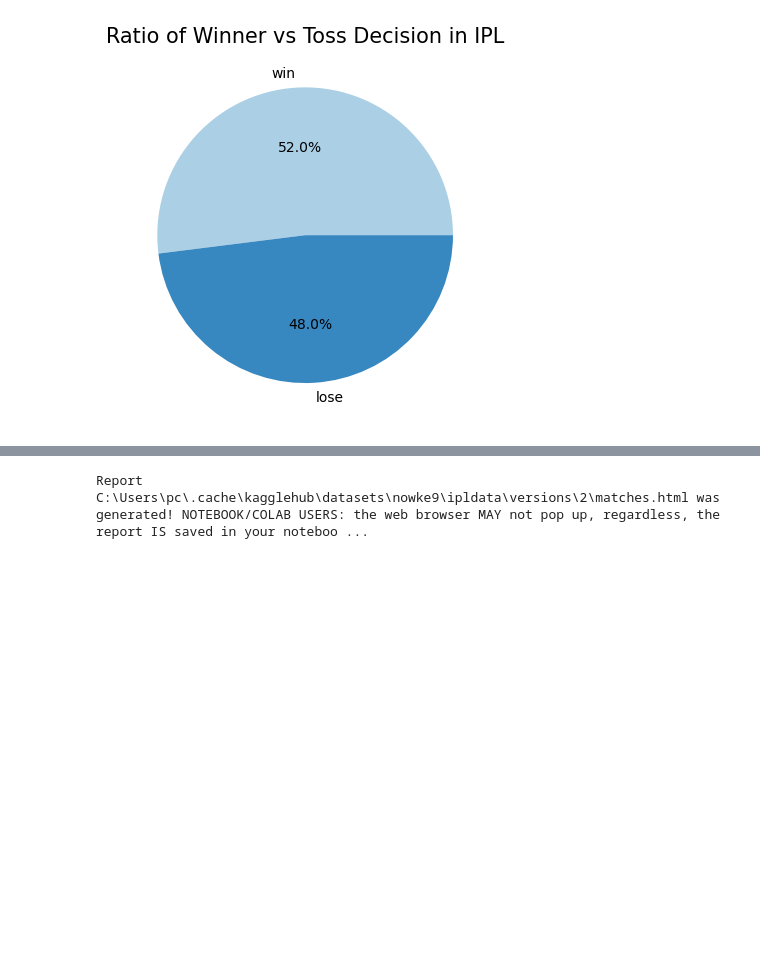
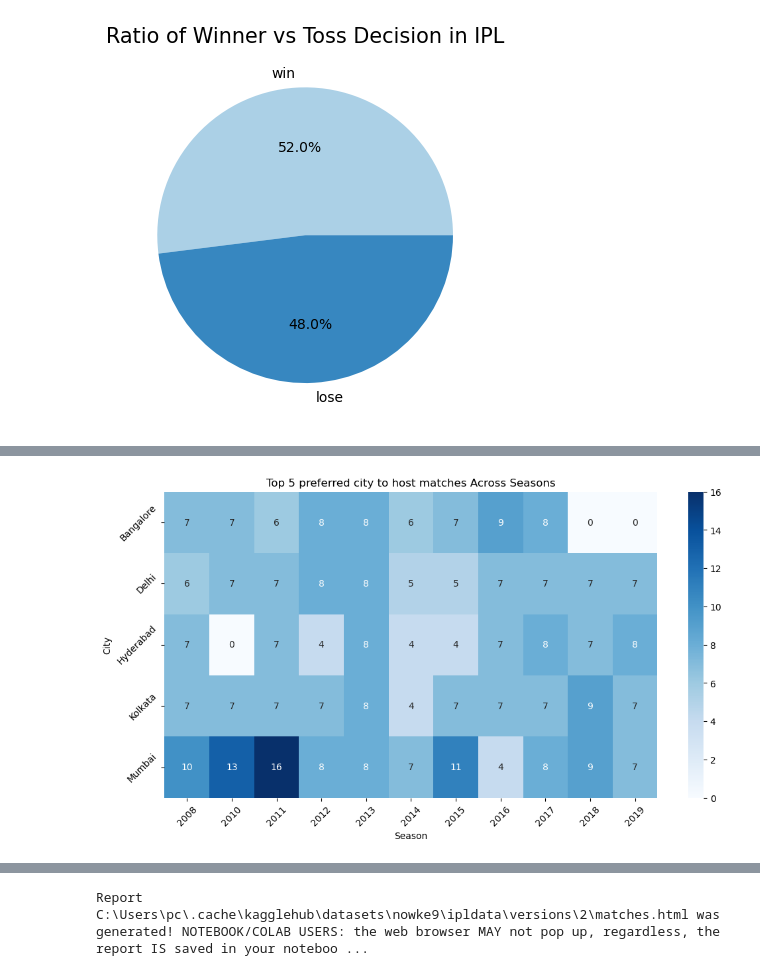
Before and after one commit to ihsazal/EDGE, a Jupyter notebook: IPL 2009-2018 data visualization.ipynb, the cells around one changed output, grey strips where cells are left out. Saved outputs shown, nothing was run; the diff lists cells and outputs as text; code cells hidden in the pictures; blank space fills up the shorter version.

```diff
--- a/IPL 2009-2018 data visualization.ipynb
+++ b/IPL 2009-2018 data visualization.ipynb
@@ -250,0 +263,23 @@ Name: count, dtype: int64
+# %%
+#Showing the top 5 preferred cities to host most matches
+top_5_teams = df['city'].value_counts().head(5).index
+import seaborn as sns
+import matplotlib.pyplot as plt
+
+# Get the top 5 teams with the most wins
+top_5_teams = df['city'].value_counts().head(5).index
+
+# Count the number of wins for each team per season
+team_season_wins = df[df['city'].isin(top_5_teams)].groupby(['season', 'city']).size().unstack(fill_value=0)
+
+# Plotting heatmap
+plt.figure(figsize=(12, 6))
+sns.heatmap(team_season_wins.T, annot=True, cmap="Blues", fmt="d", cbar=True)
+plt.title('Top 5 preferred city to host matches Across Seasons')
+plt.xlabel('Season')
+plt.ylabel('City')
+plt.xticks(rotation=45)
+plt.yticks(rotation=45)
+plt.show()
+# %% [output]
+[figure, added]
```
Also changed, not shown: parts of 4 cells of this notebook.
